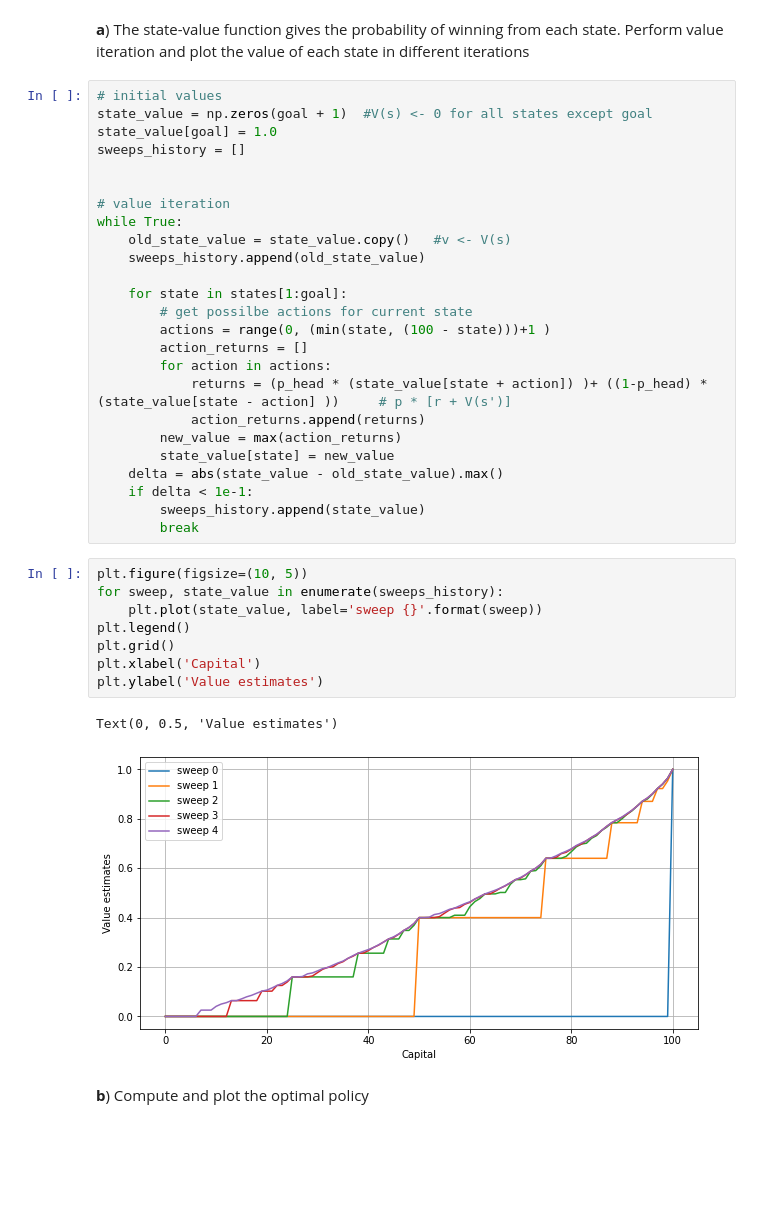
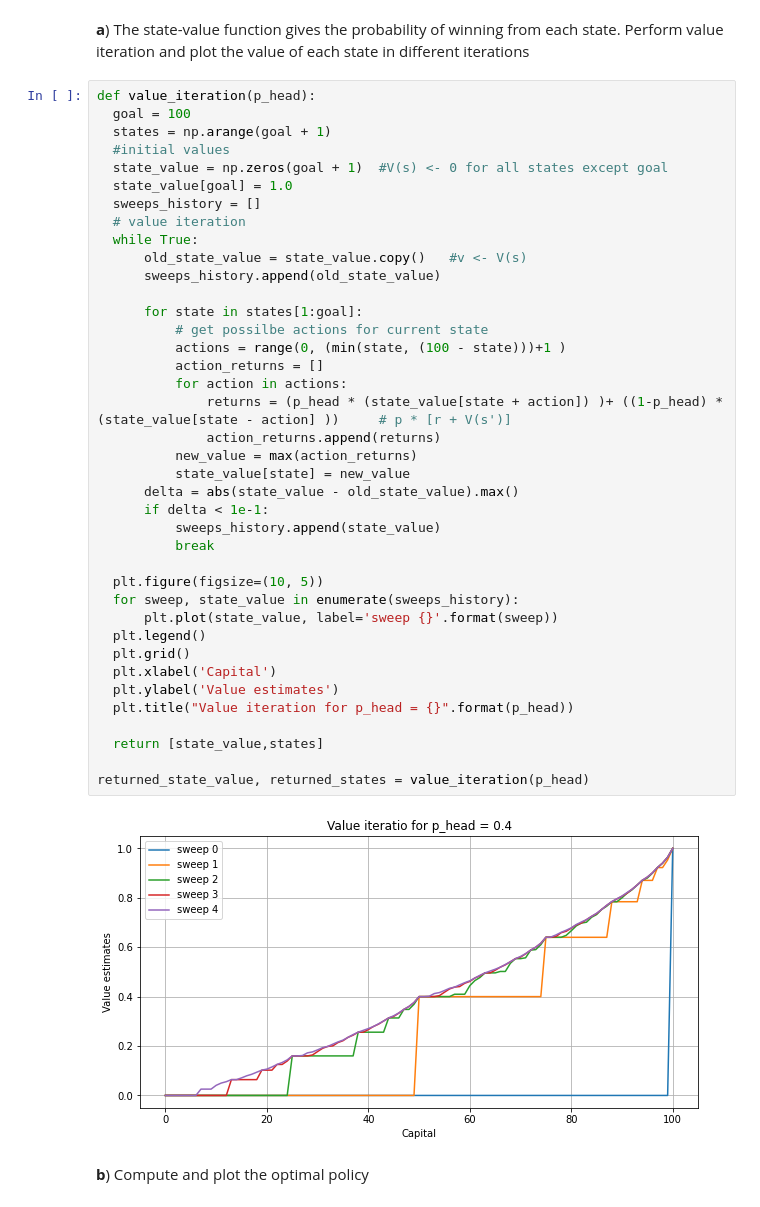
Before and after one commit to EgeSarii/Reinforcement-Learning, a Jupyter notebook: Copy_of_3_DynamicProgramming_assignments.ipynb, the cells around one changed output. Saved outputs shown, nothing was run; the diff lists cells and outputs as text; blank space fills up the shorter version.

```diff
--- a/Copy_of_3_DynamicProgramming_assignments.ipynb
+++ b/Copy_of_3_DynamicProgramming_assignments.ipynb
@@ -452,41 +452,46 @@ p_head = 0.4
 # %% [markdown]
 **a**) The state-value function gives the probability of winning from each state. Perform value iteration and plot the value of each state in different iterations
 # %%
-# initial values
-state_value = np.zeros(goal + 1)  #V(s) <- 0 for all states except goal
-state_value[goal] = 1.0
-sweeps_history = []
+def value_iteration(p_head):
+  goal = 100
+  states = np.arange(goal + 1)
+  #initial values
+  state_value = np.zeros(goal + 1)  #V(s) <- 0 for all states except goal
+  state_value[goal] = 1.0
+  sweeps_history = []
+  # value iteration
+  while True:
+      old_state_value = state_value.copy()   #v <- V(s)
+      sweeps_history.append(old_state_value)
 
+      for state in states[1:goal]:
+          # get possilbe actions for current state
+          actions = range(0, (min(state, (100 - state)))+1 )
+          action_returns = []
+          for action in actions:
+              returns = (p_head * (state_value[state + action]) )+ ((1-p_head) * (state_value[state - action] ))     # p * [r + V(s')]
+              action_returns.append(returns)
+          new_value = max(action_returns)
+          state_value[state] = new_value
+      delta = abs(state_value - old_state_value).max()
+      if delta < 1e-1:
+          sweeps_history.append(state_value)
+          break
 
-# value iteration
-while True:
-    old_state_value = state_value.copy()   #v <- V(s)
-    sweeps_history.append(old_state_value)
+  plt.figure(figsize=(10, 5))
+  for sweep, state_value in enumerate(sweeps_history):
+      plt.plot(state_value, label='sweep {}'.format(sweep))
+  plt.legend()
+  plt.grid()
+  plt.xlabel('Capital')
+  plt.ylabel('Value estimates')
+  plt.title("Value iteration for p_head = {}".format(p_head))
 
-    for state in states[1:goal]:
-        # get possilbe actions for current state
-        actions = range(0, (min(state, (100 - state)))+1 )
-        action_returns = []
-        for action in actions:
-            returns = (p_head * (state_value[state + action]) )+ ((1-p_head) * (state_value[state - action] ))     # p * [r + V(s')]
-            action_returns.append(returns)
-        new_value = max(action_returns)
-        state_value[state] = new_value
-    delta = abs(state_value - old_state_value).max()
-    if delta < 1e-1:
-        sweeps_history.append(state_value)
-        break
+  return [state_value,states]
+
+returned_state_value, returned_states = value_iteration(p_head)
+# %% [output]
+[figure, added]
-# %%
-plt.figure(figsize=(10, 5))
-for sweep, state_value in enumerate(sweeps_history):
-    plt.plot(state_value, label='sweep {}'.format(sweep))
-plt.legend()
-plt.grid()
-plt.xlabel('Capital')
-plt.ylabel('Value estimates')
-# %% [output]
-Text(0, 0.5, 'Value estimates')
-[figure, removed]
 # %% [markdown]
 **b**) Compute and plot the optimal policy
 # %%
```
Also changed, not shown: parts of 3 cells of this notebook.
